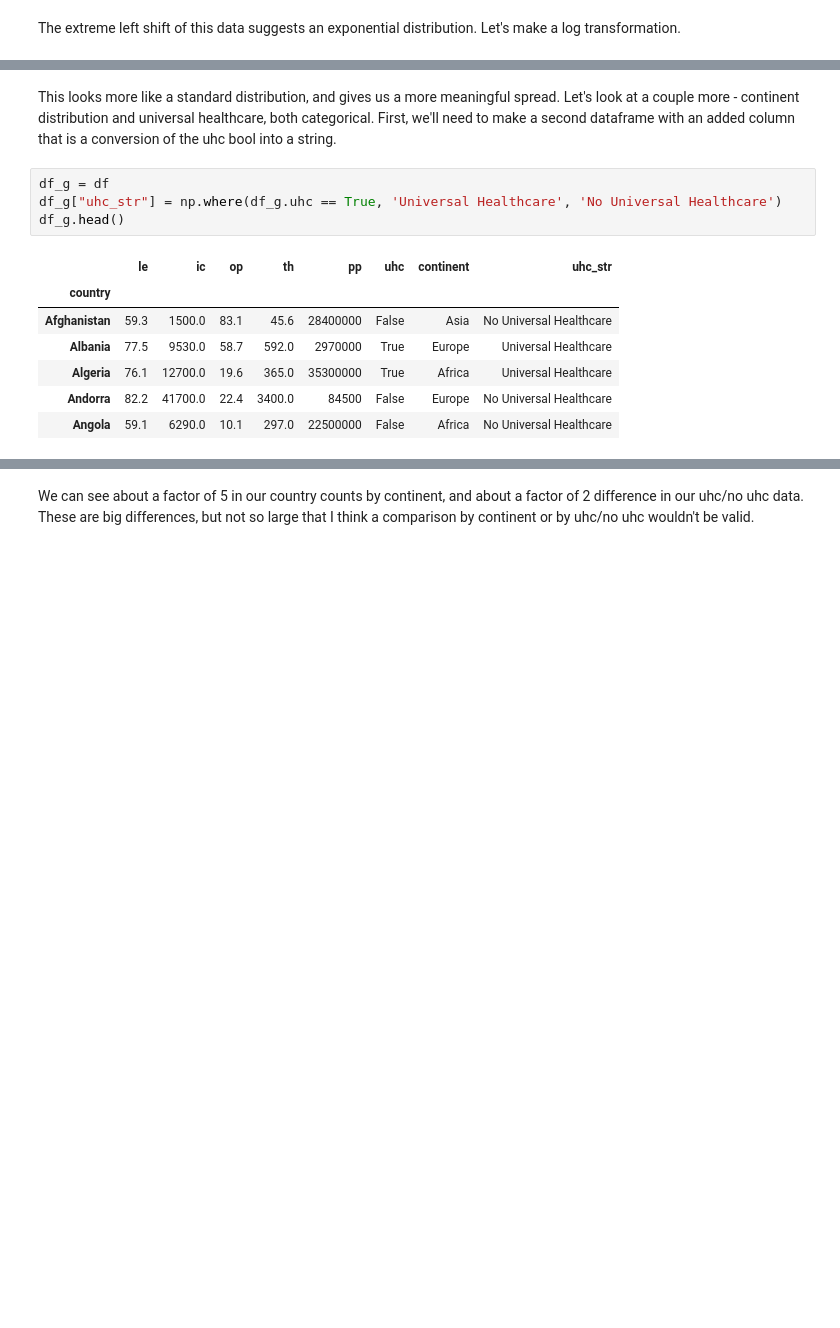
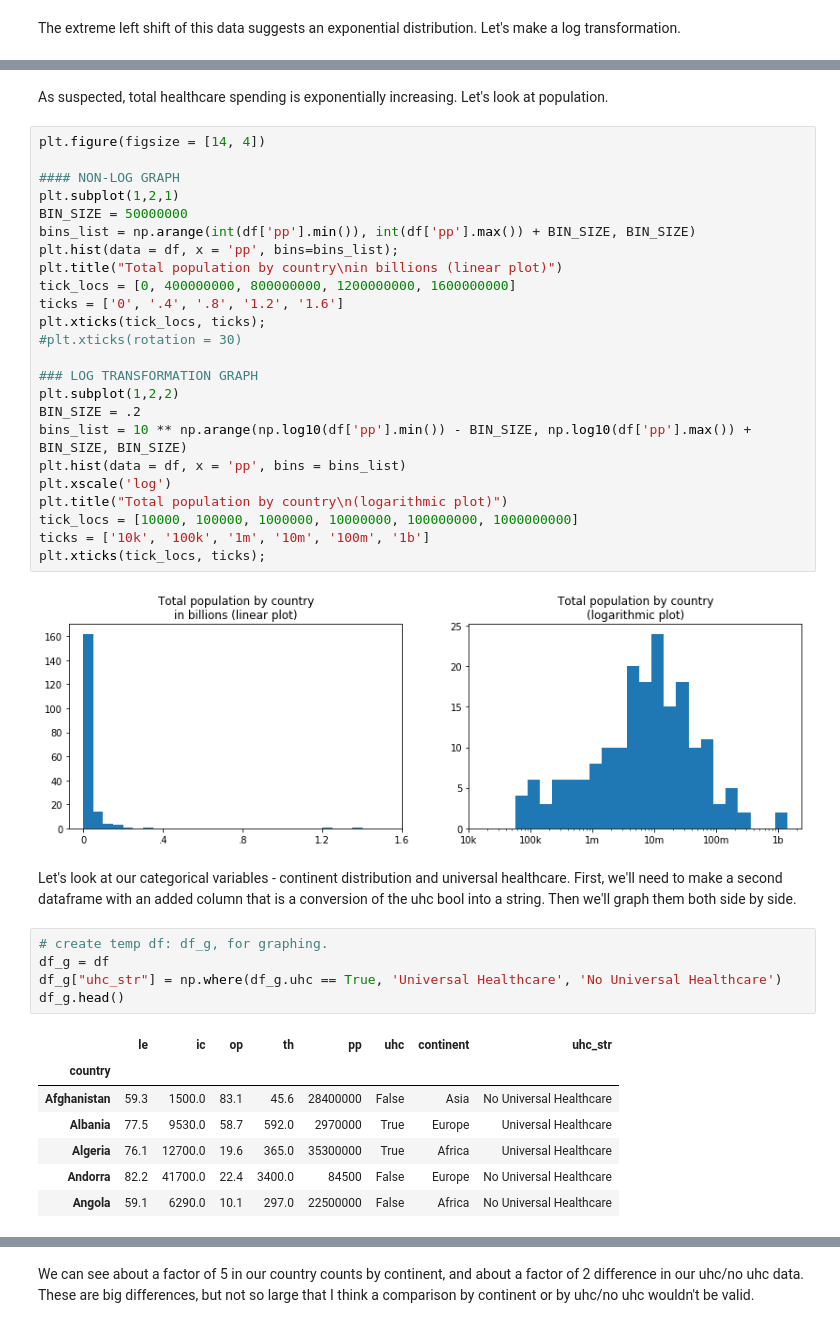
Before and after one commit to mullendavidh/nanodegree-project-5, a Jupyter notebook: exploration_template.ipynb, the cells around one changed output, grey strips where cells are left out. Saved outputs shown, nothing was run; the diff lists cells and outputs as text; blank space fills up the shorter version.

```diff
--- a/exploration_template.ipynb
+++ b/exploration_template.ipynb
@@ -401,6 +430,35 @@ plt.xticks(tick_locs, tick_locs);
+# %% [markdown]
+As suspected, total healthcare spending is exponentially increasing. Let's look at population.
+# %%
+plt.figure(figsize = [14, 4])
+
+#### NON-LOG GRAPH
+plt.subplot(1,2,1)
+BIN_SIZE = 50000000
+bins_list = np.arange(int(df['pp'].min()), int(df['pp'].max()) + BIN_SIZE, BIN_SIZE)
+plt.hist(data = df, x = 'pp', bins=bins_list);
+plt.title("Total population by country\nin billions (linear plot)")
+tick_locs = [0, 400000000, 800000000, 1200000000, 1600000000]
+ticks = ['0', '.4', '.8', '1.2', '1.6']
+plt.xticks(tick_locs, ticks);
+#plt.xticks(rotation = 30)
+
+### LOG TRANSFORMATION GRAPH
+plt.subplot(1,2,2)
+BIN_SIZE = .2
+bins_list = 10 ** np.arange(np.log10(df['pp'].min()) - BIN_SIZE, np.log10(df['pp'].max()) + BIN_SIZE, BIN_SIZE)
+plt.hist(data = df, x = 'pp', bins = bins_list)
+plt.xscale('log')
+plt.title("Total population by country\n(logarithmic plot)")
+tick_locs = [10000, 100000, 1000000, 10000000, 100000000, 1000000000]
+ticks = ['10k', '100k', '1m', '10m', '100m', '1b']
+plt.xticks(tick_locs, ticks);
+# %% [output]
+[figure, added]
 # %% [markdown]
-This looks more like a standard distribution, and gives us a more meaningful spread. Let's look at a couple more - continent distribution and universal healthcare, both categorical. First, we'll need to make a second dataframe with an added column that is a conversion of the uhc bool into a string.
+Let's look at our categorical variables - continent distribution and universal healthcare. First, we'll need to make a second dataframe with an added column that is a conversion of the uhc bool into a string. Then we'll graph them both side by side.
 # %%
+# create temp df: df_g, for graphing.
 df_g = df
 df_g["uhc_str"] = np.where(df_g.uhc == True, 'Universal Healthcare', 'No Universal Healthcare')
 df_g.head()
```
Also changed, not shown: parts of 8 cells of this notebook.
